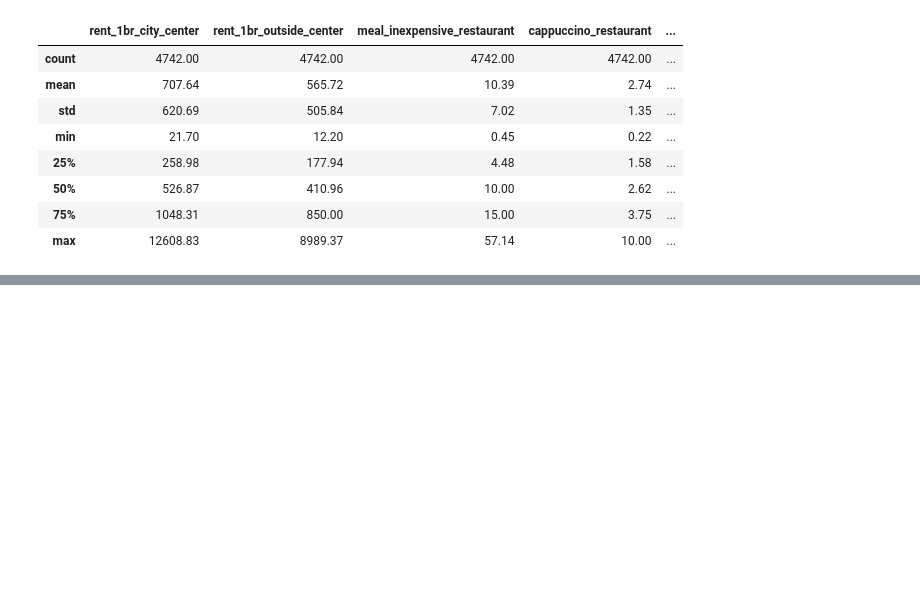
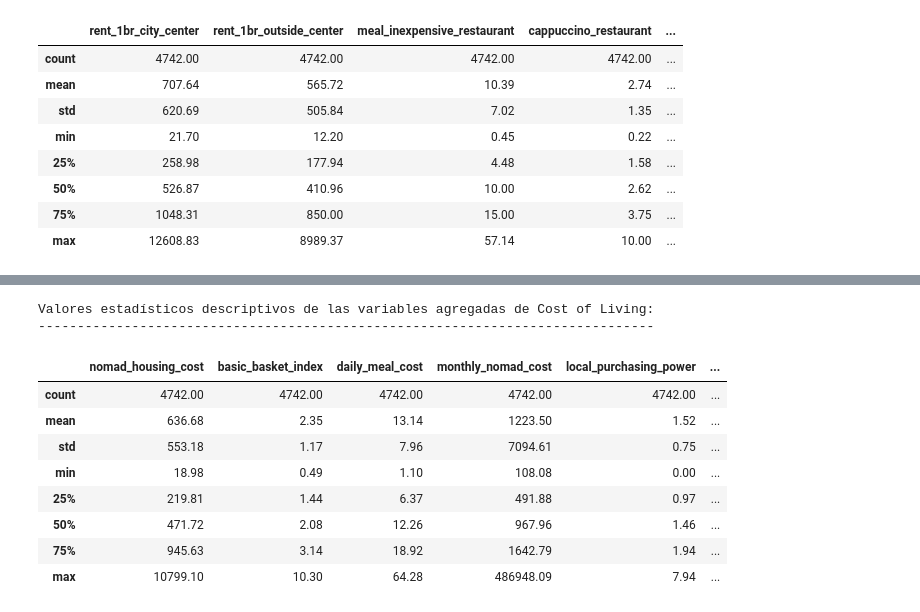
Before and after one commit to danielaaguirrej55-source/EDA-Nomadismo-Digital, a Jupyter notebook: src/notebooks/EDA-univariante_juanfcia_draft.ipynb, the cells around one changed output, grey strips where cells are left out. Cells and saved outputs as stored; diff of their text form; code cells hidden in the pictures; blank space fills up the shorter version.

```diff
--- a/src/notebooks/EDA-univariante_juanfcia_draft.ipynb
+++ b/src/notebooks/EDA-univariante_juanfcia_draft.ipynb
@@ -245,0 +253,29 @@ plt.show()
+# %%
+# Lista de variables agregadas de Cost of Living
+
+added_vars_list = [
+    'nomad_housing_cost',
+    'basic_basket_index',
+    'daily_meal_cost',
+    'monthly_nomad_cost',
+    'local_purchasing_power',
+    'housing_salary_ratio'
+]
+
+# Estadísticos descriptivos de las variables agregadas
+
+print("Valores estadísticos descriptivos de las variables agregadas de Cost of Living:")
+print("-------------------------------------------------------------------------------")
+df_cost[added_vars_list].describe().round(2)
+# %% [output]
+Valores estadísticos descriptivos de las variables agregadas de Cost of Living:
+-------------------------------------------------------------------------------
+|  | nomad_housing_cost | basic_basket_index | daily_meal_cost | monthly_nomad_cost | local_purchasing_power | ... |
+| count | 4742.00 | 4742.00 | 4742.00 | 4742.00 | 4742.00 | ... |
+| mean | 636.68 | 2.35 | 13.14 | 1223.50 | 1.52 | ... |
+| std | 553.18 | 1.17 | 7.96 | 7094.61 | 0.75 | ... |
+| min | 18.98 | 0.49 | 1.10 | 108.08 | 0.00 | ... |
+| 25% | 219.81 | 1.44 | 6.37 | 491.88 | 0.97 | ... |
+| 50% | 471.72 | 2.08 | 12.26 | 967.96 | 1.46 | ... |
+| 75% | 945.63 | 3.14 | 18.92 | 1642.79 | 1.94 | ... |
+| max | 10799.10 | 10.30 | 64.28 | 486948.09 | 7.94 | ... |
```
Also changed, not shown: parts of 3 cells of this notebook.
